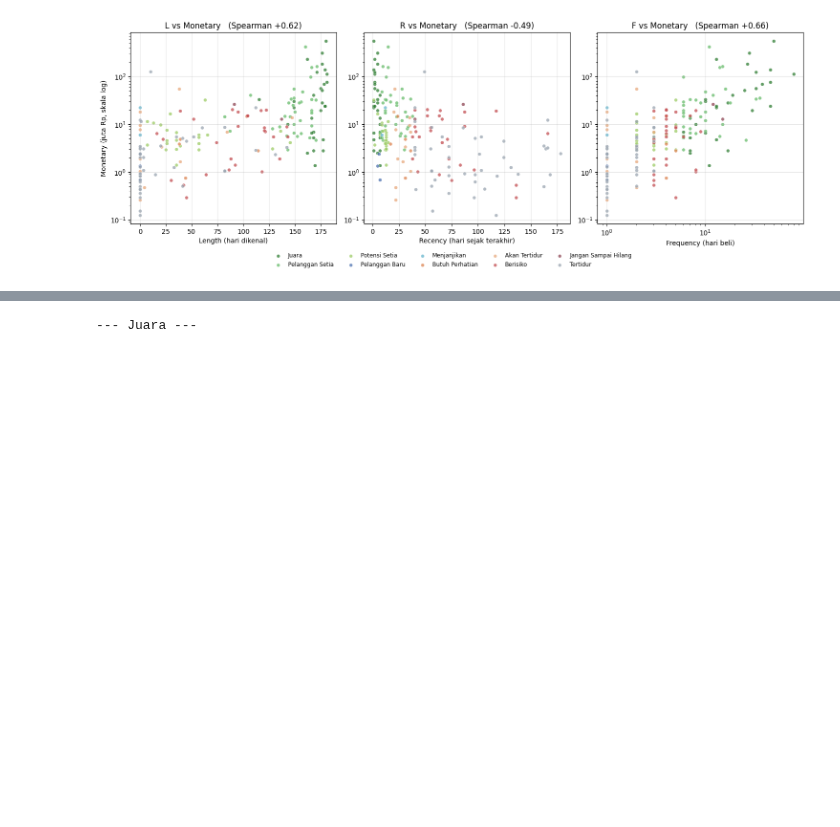
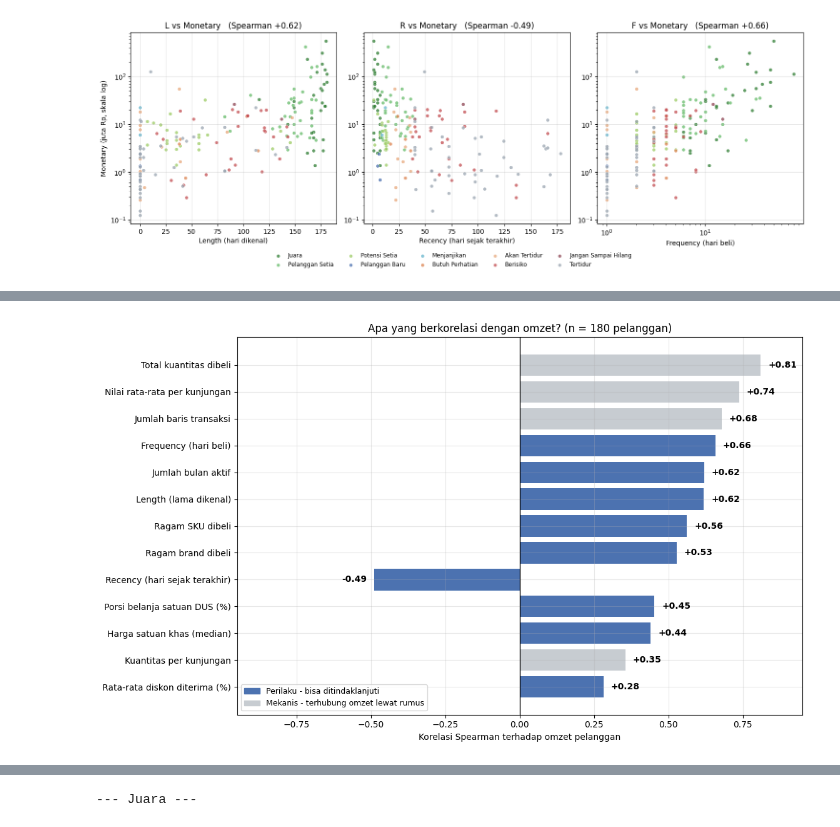
Before and after one commit to Terano24/ADD-adudu, a Jupyter notebook: 03_segmentasi_lrfm.ipynb, the cells around one changed output, grey strips where cells are left out. Cells and saved outputs as stored; diff of their text form; code cells hidden in the pictures; blank space fills up the shorter version.

```diff
--- a/03_segmentasi_lrfm.ipynb
+++ b/03_segmentasi_lrfm.ipynb
@@ -682,0 +760,28 @@ plt.show()
+# %%
+# 5.6b Peringkat korelasi terhadap omzet. Batang abu-abu adalah variabel mekanis --
+# sengaja tetap ditampilkan, bukan disembunyikan, supaya terlihat bahwa korelasi
+# tertinggi justru datang dari variabel yang tidak menjelaskan apa pun.
+WARNA_KELOMPOK = {'mekanis': '#C7CCD1', 'perilaku': '#4C72B0'}
+
+fig, ax = plt.subplots(figsize=(11.5, 7))
+y = np.arange(len(korelasi))
+ax.barh(y, korelasi['spearman'],
+        color=[WARNA_KELOMPOK[k] for k in korelasi['kelompok']])
+for i, (k, r) in enumerate(korelasi.iterrows()):
+    geser = 0.025 if r['spearman'] >= 0 else -0.025
+    ax.text(r['spearman'] + geser, i, f'{r["spearman"]:+.2f}', va='center',
+            ha='left' if r['spearman'] >= 0 else 'right', fontsize=10, fontweight='bold')
+ax.set_yticks(y, [NAMA[k] for k in korelasi.index])
+ax.axvline(0, color='black', lw=1)
+ax.set_xlim(-0.95, 0.95)
+ax.set_xlabel('Korelasi Spearman terhadap omzet pelanggan')
+ax.set_title('Apa yang berkorelasi dengan omzet? (n = {} pelanggan)'.format(len(x)))
+ax.legend(handles=[Patch(color=WARNA_KELOMPOK['perilaku'],
+                         label='Perilaku - bisa ditindaklanjuti'),
+                   Patch(color=WARNA_KELOMPOK['mekanis'],
+                         label='Mekanis - terhubung omzet lewat rumus')],
+          loc='lower left', fontsize=9)
+plt.tight_layout()
+plt.show()
+# %% [output]
+[figure, added]
```
Also changed, not shown: parts of 6 cells of this notebook.
